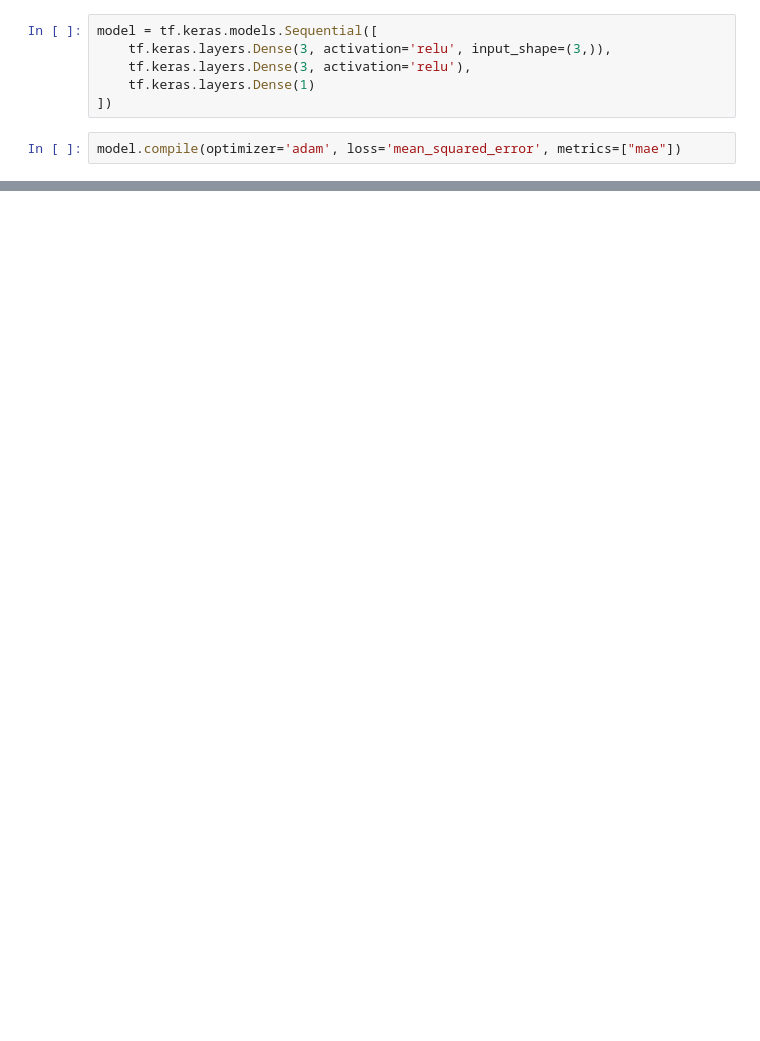
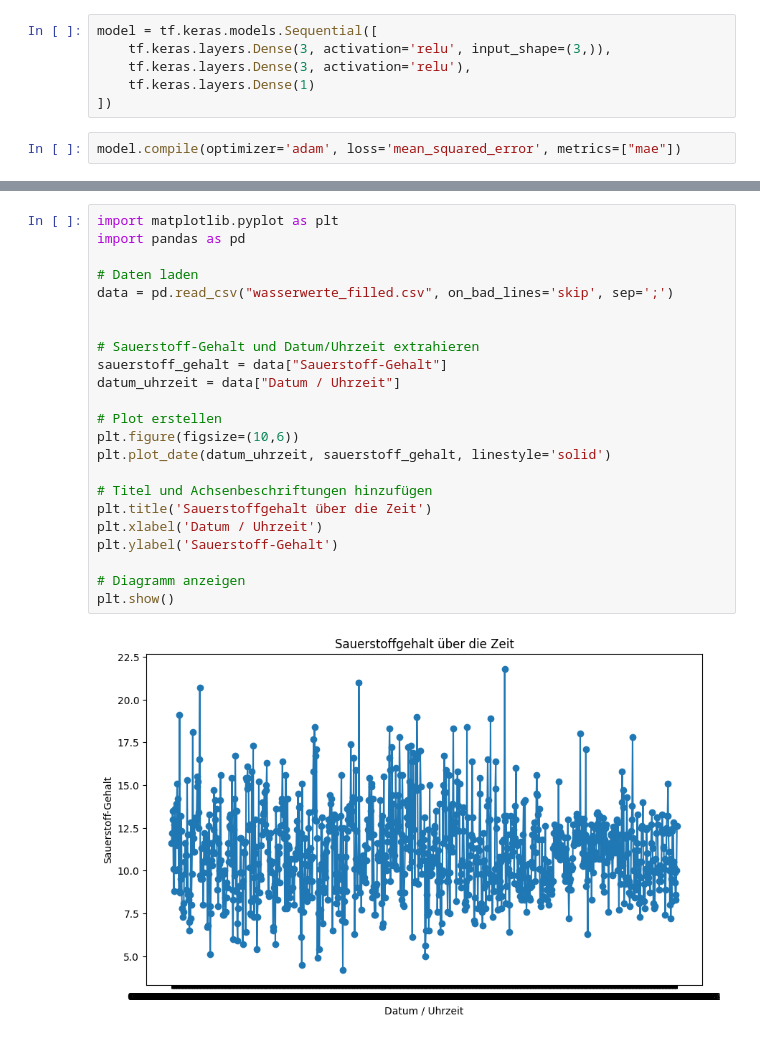
Before and after one commit to kesslermatics/Aquaware, a Jupyter notebook: ArtificialIntelligence/sandbox/predictDO.ipynb, the cells around one changed output, grey strips where cells are left out. Cells and saved outputs as stored; diff of their text form; blank space fills up the shorter version.

```diff
--- a/ArtificialIntelligence/sandbox/predictDO.ipynb
+++ b/ArtificialIntelligence/sandbox/predictDO.ipynb
@@ -28,0 +51,25 @@ print(f"Loss: {loss}, MAE: {mae}")
+# %%
+import matplotlib.pyplot as plt
+import pandas as pd
+
+# Daten laden
+data = pd.read_csv("wasserwerte_filled.csv", on_bad_lines='skip', sep=';')
+
+
+# Sauerstoff-Gehalt und Datum/Uhrzeit extrahieren
+sauerstoff_gehalt = data["Sauerstoff-Gehalt"]
+datum_uhrzeit = data["Datum / Uhrzeit"]
+
+# Plot erstellen
+plt.figure(figsize=(10,6))
+plt.plot_date(datum_uhrzeit, sauerstoff_gehalt, linestyle='solid')
+
+# Titel und Achsenbeschriftungen hinzufügen
+plt.title('Sauerstoffgehalt über die Zeit')
+plt.xlabel('Datum / Uhrzeit')
+plt.ylabel('Sauerstoff-Gehalt')
+
+# Diagramm anzeigen
+plt.show()
+# %% [output]
+[figure, added]
```
Also changed, not shown: parts of 5 cells of this notebook, 6 other files.
